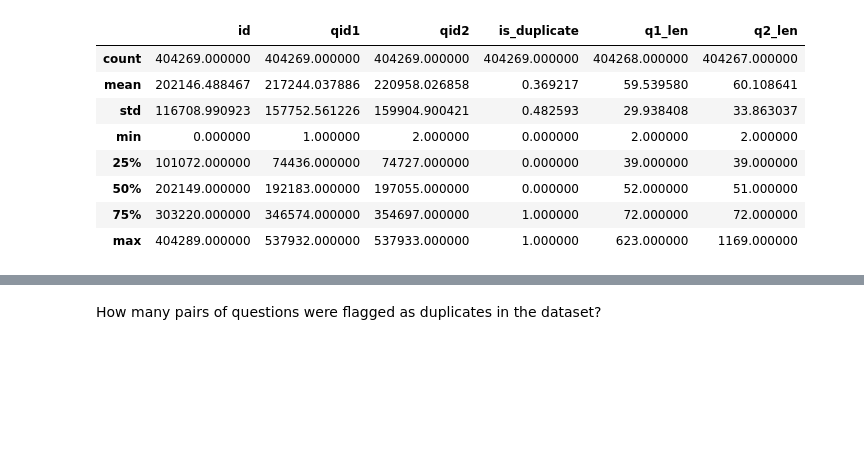
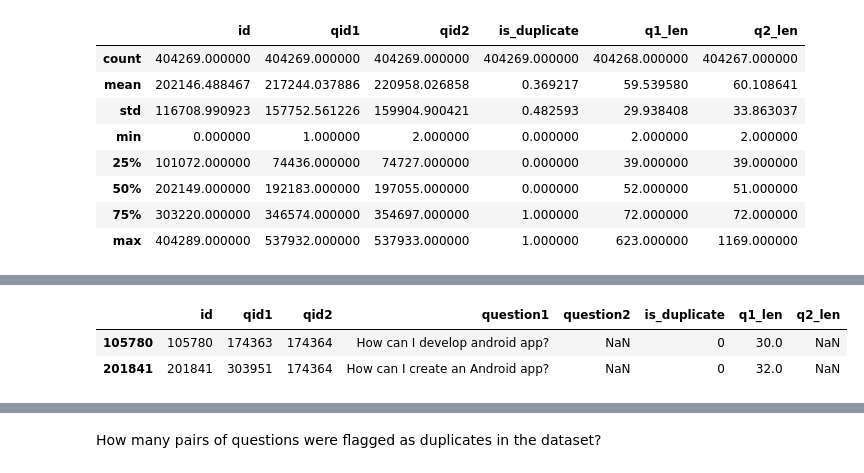
Before and after one commit to jason-sa/question_intent_classification, a Jupyter notebook: py_files/Data Loading.ipynb, the cells around one changed output, grey strips where cells are left out. Cells and saved outputs as stored; diff of their text form; code cells hidden in the pictures; blank space fills up the shorter version.

```diff
--- a/py_files/Data Loading.ipynb
+++ b/py_files/Data Loading.ipynb
@@ -117,0 +141,6 @@ train_df.describe()
+# %%
+train_df[train_df['question2'].isna()]
+# %% [output]
+|  | id | qid1 | qid2 | question1 | question2 | is_duplicate | q1_len | q2_len |
+| 105780 | 105780 | 174363 | 174364 | How can I develop android app? | NaN | 0 | 30.0 | NaN |
+| 201841 | 201841 | 303951 | 174364 | How can I create an Android app? | NaN | 0 | 32.0 | NaN |
```
Also changed, not shown: parts of 7 cells of this notebook.
